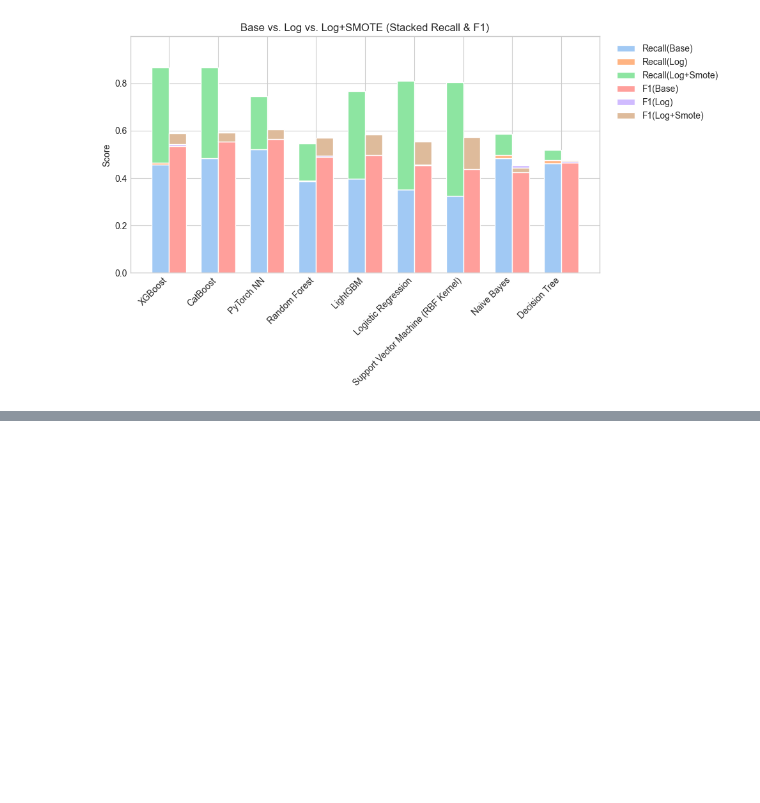
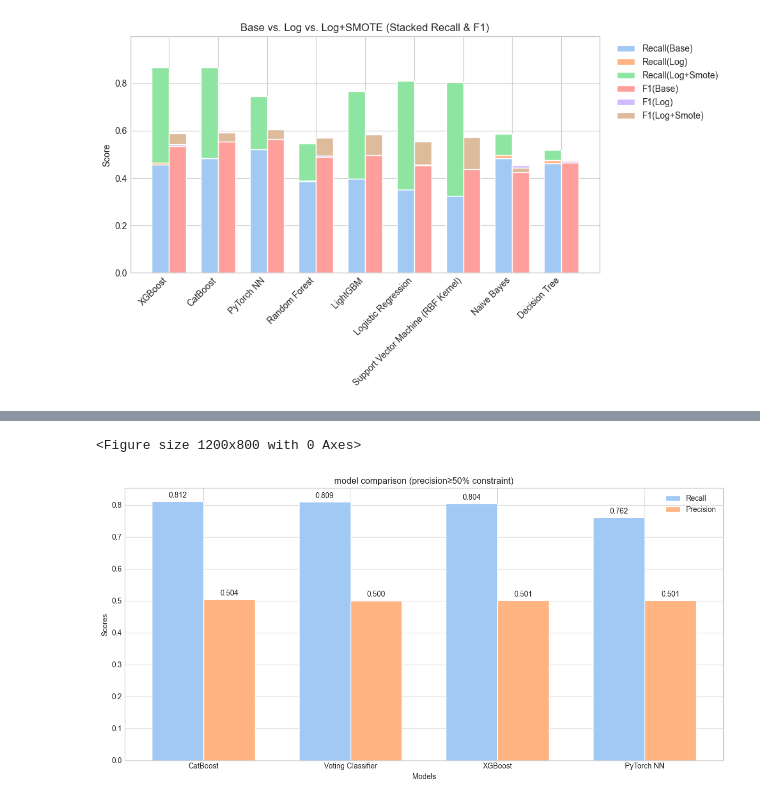
Before and after one commit to VivianOuou/Bank-Telemarketing, a Jupyter notebook: lxh/basline_log_smote.ipynb, the cells around one changed output, grey strips where cells are left out. Saved outputs shown, nothing was run; the diff lists cells and outputs as text; code cells hidden in the pictures; blank space fills up the shorter version.

```diff
--- a/lxh/basline_log_smote.ipynb
+++ b/lxh/basline_log_smote.ipynb
@@ -1227,0 +1357,39 @@ plt.show()
+# %%
+# 可视化约束结果
+plt.figure(figsize=(12, 8))
+models = df_constrained.index
+recalls = df_constrained["Recall"]
+precisions = df_constrained["Precision"]
+
+x = np.arange(len(models))
+width = 0.35
+
+fig, ax = plt.subplots(figsize=(12, 6))
+rects1 = ax.bar(x - width/2, recalls, width, label='Recall')
+rects2 = ax.bar(x + width/2, precisions, width, label='Precision')
+
+# 添加文本标签
+def add_labels(rects):
+    for rect in rects:
+        height = rect.get_height()
+        ax.annotate(f'{height:.3f}',
+                    xy=(rect.get_x() + rect.get_width() / 2, height),
+                    xytext=(0, 3),  # 3 points vertical offset
+                    textcoords="offset points",
+                    ha='center', va='bottom')
+
+add_labels(rects1)
+add_labels(rects2)
+
+ax.set_xlabel('Models')
+ax.set_ylabel('Scores')
+ax.set_title('model comparison (precision≥50% constraint)')
+ax.set_xticks(x)
+ax.set_xticklabels(models)
+ax.legend()
+
+plt.tight_layout()
+plt.show()
+# %% [output]
+<Figure size 1200x800 with 0 Axes>
+[figure, added]
```
Also changed, not shown: parts of 6 cells of this notebook, 5 other files.
